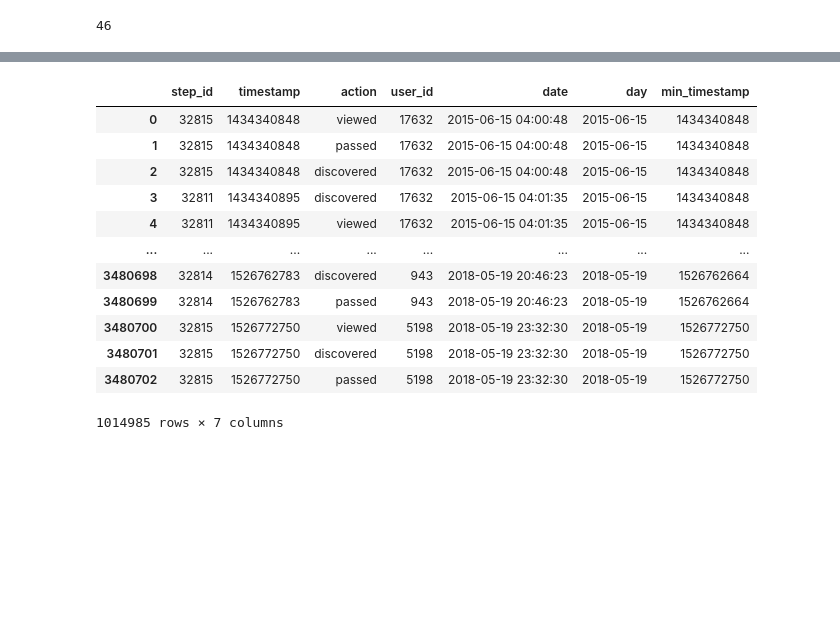
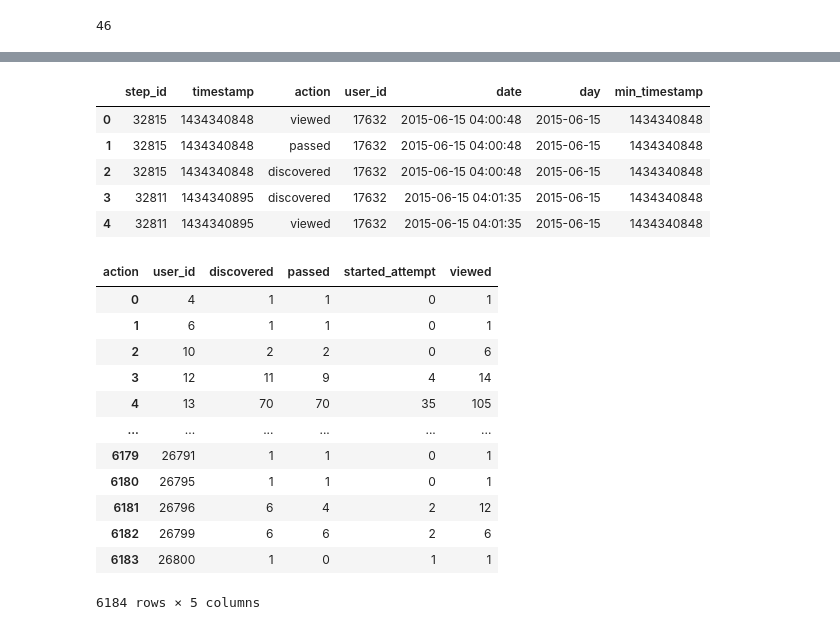
Before and after one commit to raent1/N_C_Projects, a Jupyter notebook: stepik_ml_contest/stepik_ml_project.ipynb, the cells around one changed output, grey strips where cells are left out. Saved outputs shown, nothing was run; the diff lists cells and outputs as text; code cells hidden in the pictures; blank space fills up the shorter version.

Commit message:
texts_upd to train_stepik_contest

```diff
--- a/stepik_ml_contest/stepik_ml_project.ipynb
+++ b/stepik_ml_contest/stepik_ml_project.ipynb
@@ -843,16 +825,29 @@ events_data_test
 # %%
-events_data_train
+events_data_train.head()
 # %% [output]
 |  | step_id | timestamp | action | user_id | date | day | min_timestamp |
 | 0 | 32815 | 1434340848 | viewed | 17632 | 2015-06-15 04:00:48 | 2015-06-15 | 1434340848 |
 | 1 | 32815 | 1434340848 | passed | 17632 | 2015-06-15 04:00:48 | 2015-06-15 | 1434340848 |
 | 2 | 32815 | 1434340848 | discovered | 17632 | 2015-06-15 04:00:48 | 2015-06-15 | 1434340848 |
 | 3 | 32811 | 1434340895 | discovered | 17632 | 2015-06-15 04:01:35 | 2015-06-15 | 1434340848 |
 | 4 | 32811 | 1434340895 | viewed | 17632 | 2015-06-15 04:01:35 | 2015-06-15 | 1434340848 |
-| ... | ... | ... | ... | ... | ... | ... | ... |
-| 3480698 | 32814 | 1526762783 | discovered | 943 | 2018-05-19 20:46:23 | 2018-05-19 | 1526762664 |
-| 3480699 | 32814 | 1526762783 | passed | 943 | 2018-05-19 20:46:23 | 2018-05-19 | 1526762664 |
-| 3480700 | 32815 | 1526772750 | viewed | 5198 | 2018-05-19 23:32:30 | 2018-05-19 | 1526772750 |
-| 3480701 | 32815 | 1526772750 | discovered | 5198 | 2018-05-19 23:32:30 | 2018-05-19 | 1526772750 |
-| 3480702 | 32815 | 1526772750 | passed | 5198 | 2018-05-19 23:32:30 | 2018-05-19 | 1526772750 |
-1014985 rows × 7 columns
+# %%
+events_data_test.pivot_table(index='user_id',
+                        columns='action',
+                        values='step_id',
+                        aggfunc='count',
+                        fill_value=0).reset_index()
+# %% [output]
+| action | user_id | discovered | passed | started_attempt | viewed |
+| 0 | 4 | 1 | 1 | 0 | 1 |
+| 1 | 6 | 1 | 1 | 0 | 1 |
+| 2 | 10 | 2 | 2 | 0 | 6 |
+| 3 | 12 | 11 | 9 | 4 | 14 |
+| 4 | 13 | 70 | 70 | 35 | 105 |
+| ... | ... | ... | ... | ... | ... |
+| 6179 | 26791 | 1 | 1 | 0 | 1 |
+| 6180 | 26795 | 1 | 1 | 0 | 1 |
+| 6181 | 26796 | 6 | 4 | 2 | 12 |
+| 6182 | 26799 | 6 | 6 | 2 | 6 |
+| 6183 | 26800 | 1 | 0 | 1 | 1 |
+6184 rows × 5 columns
```
Also changed, not shown: parts of 7 cells of this notebook.
